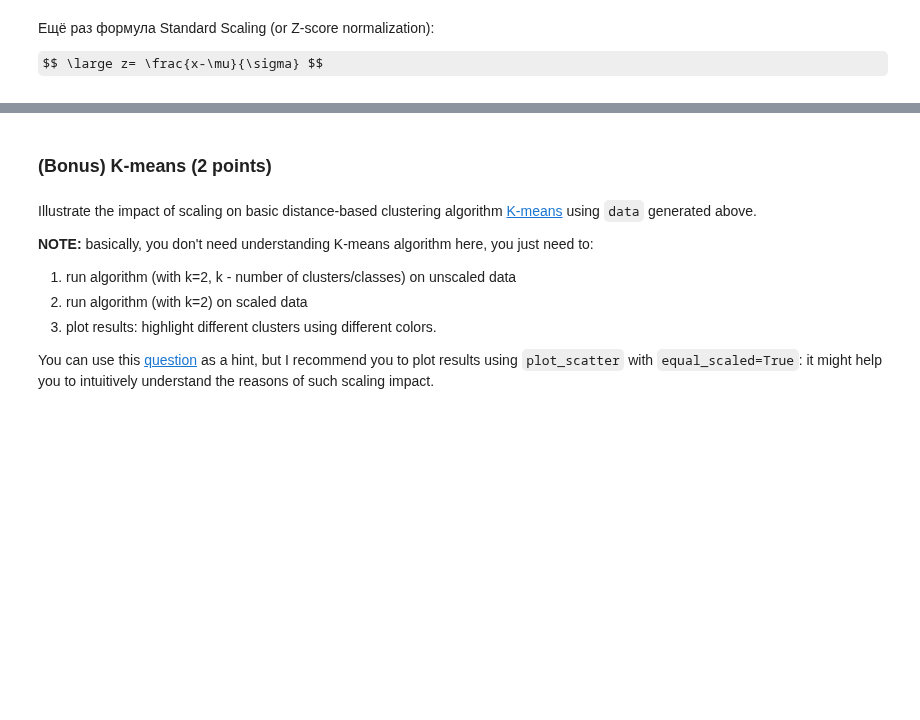
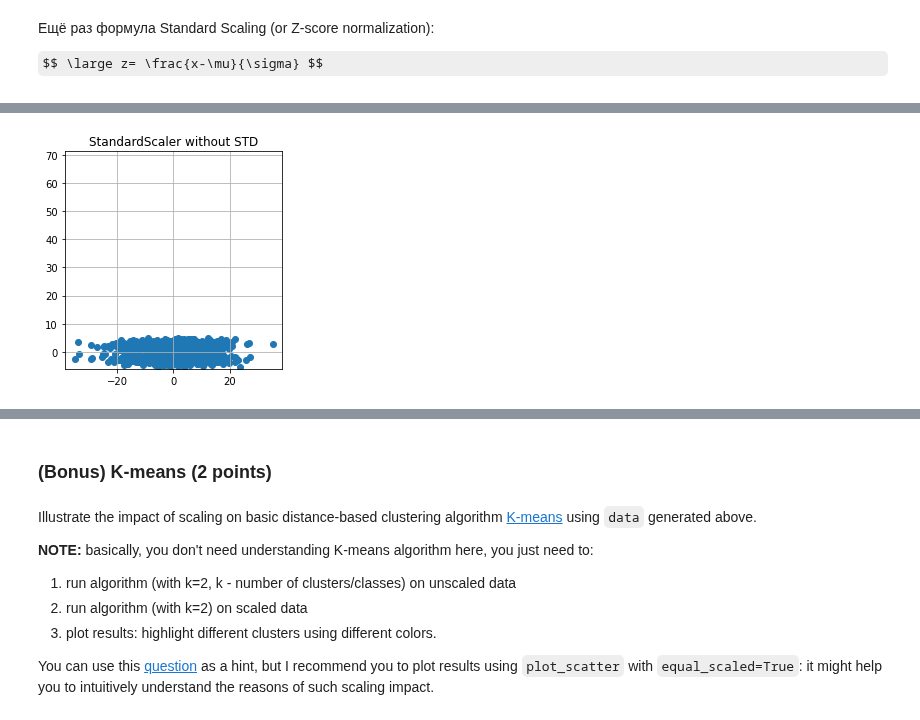
Before and after one commit to githubjeka/ml-intro, a Jupyter notebook: homework.ipynb, the cells around one changed output, grey strips where cells are left out. Cells and saved outputs as stored; diff of their text form; code cells hidden in the pictures; some formulas as TeX source; blank space fills up the shorter version.

```diff
--- a/homework.ipynb
+++ b/homework.ipynb
@@ -251,0 +250,5 @@ StandardScaler преобразовал данные таким образом,
+# %%
+std_data = StandardScaler(with_std=False).fit_transform(data)
+plot_scatter(std_data[:, 0], std_data[:, 1], auto_scaled=False, title='StandardScaler without STD')
+# %% [output]
+[figure, added]
```
Also changed, not shown: parts of 19 cells of this notebook.
